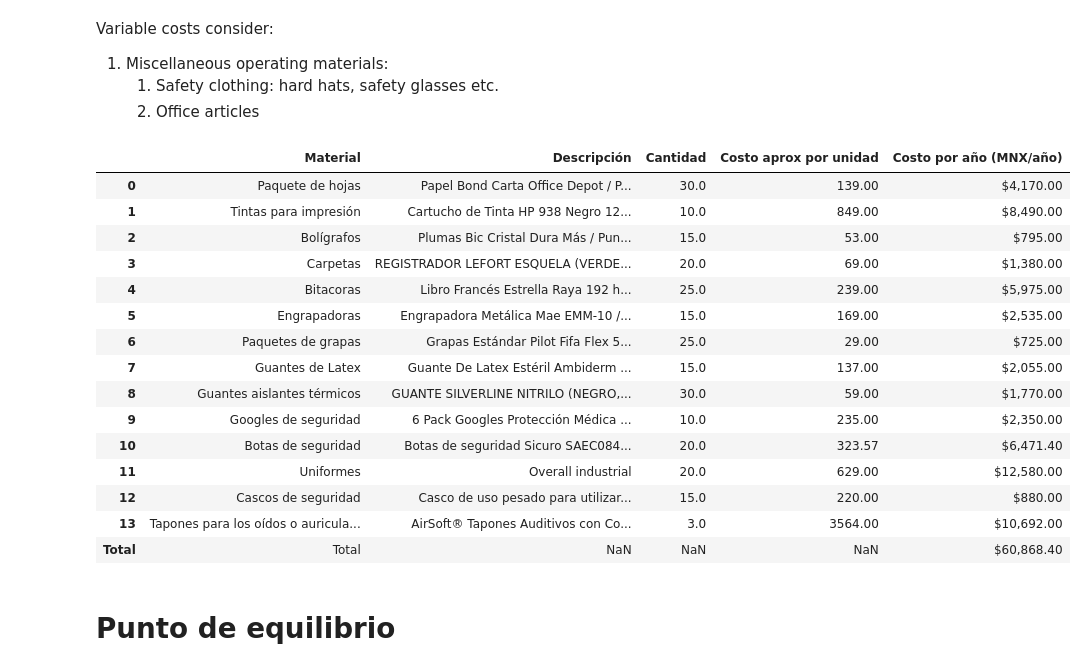
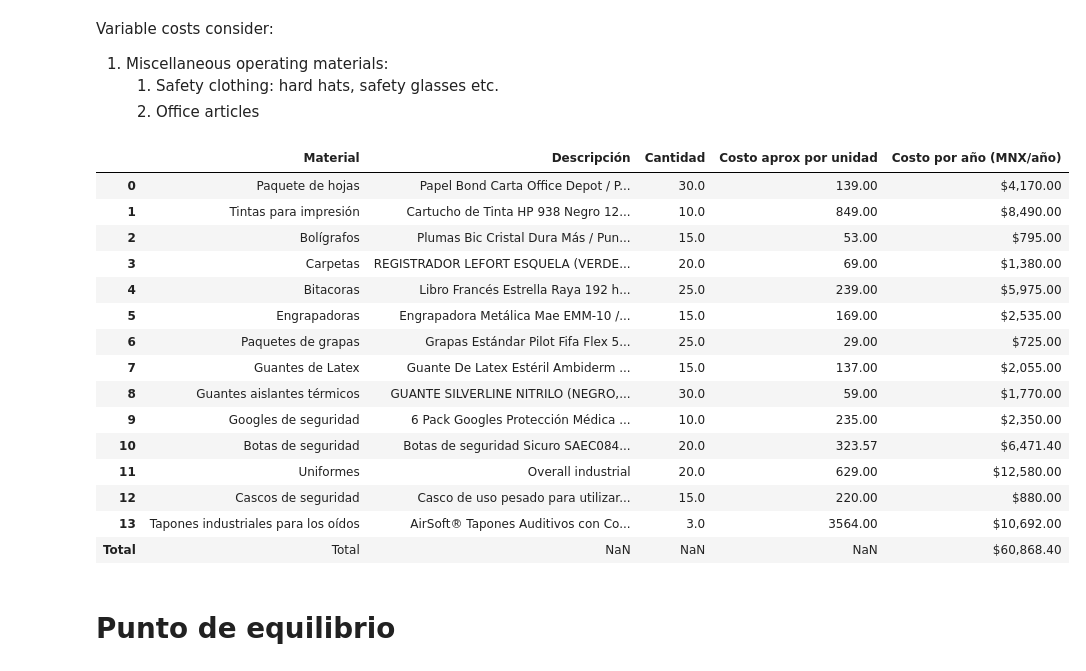
Before and after one commit to SOTO729/8vo, a Jupyter notebook: Evaluacion económica/CAPEX_OPEX.ipynb, the cells around one changed output. Saved outputs shown, nothing was run; the diff lists cells and outputs as text; code cells hidden in the pictures.

```diff
--- a/Evaluacion económica/CAPEX_OPEX.ipynb
+++ b/Evaluacion económica/CAPEX_OPEX.ipynb
@@ -261,7 +261,7 @@ data = {
         "Paquete de hojas", "Tintas para impresión", "Bolígrafos", "Carpetas", "Bitacoras",
         "Engrapadoras", "Paquetes de grapas", "Guantes de Latex", "Guantes aislantes térmicos",
         "Googles de seguridad", "Botas de seguridad", "Uniformes", "Cascos de seguridad",
-        "Tapones para los oídos o auriculares en áreas ruidosas"
+        "Tapones industriales para los oídos"
     ],
     "Descripción": [
         "Papel Bond Carta Office Depot / Paquete 500 hojas blancas",
@@ -286,36 +286,34 @@ data = {
         139, 849, 53, 69, 239, 169, 29, 137, 59, 235, 323.57, 629, 220, 3564
     ],
     "Costo por año (MNX/año)": [
         4170, 8490, 795, 1380, 5975, 2535, 725, 2055, 1770, 2350, 6471.4, 12580, 880, 10692
     ]
 }
-
-
 variables = pd.DataFrame(data)
 variables.loc["Total"]= variables[["Costo por año (MNX/año)"]].replace('[\$,]', '', regex=True).astype(float).sum()
 variables.loc["Total", "Material"] = "Total"
 cv_total = variables.iloc[-1]["Costo por año (MNX/año)"]
 
 variables["Costo por año (MNX/año)"] = variables["Costo por año (MNX/año)"].apply(lambda x: f"${x:,.2f}")
 
 
 variables
 # %% [output]
 |  | Material | Descripción | Cantidad | Costo aprox por unidad | Costo por año (MNX/año) |
 | 0 | Paquete de hojas | Papel Bond Carta Office Depot / P... | 30.0 | 139.00 | $4,170.00 |
 | 1 | Tintas para impresión | Cartucho de Tinta HP 938 Negro 12... | 10.0 | 849.00 | $8,490.00 |
 | 2 | Bolígrafos | Plumas Bic Cristal Dura Más / Pun... | 15.0 | 53.00 | $795.00 |
 | 3 | Carpetas | REGISTRADOR LEFORT ESQUELA (VERDE... | 20.0 | 69.00 | $1,380.00 |
 | 4 | Bitacoras | Libro Francés Estrella Raya 192 h... | 25.0 | 239.00 | $5,975.00 |
 | 5 | Engrapadoras | Engrapadora Metálica Mae EMM-10 /... | 15.0 | 169.00 | $2,535.00 |
 | 6 | Paquetes de grapas | Grapas Estándar Pilot Fifa Flex 5... | 25.0 | 29.00 | $725.00 |
 | 7 | Guantes de Latex | Guante De Latex Estéril Ambiderm ... | 15.0 | 137.00 | $2,055.00 |
 | 8 | Guantes aislantes térmicos | GUANTE SILVERLINE NITRILO (NEGRO,... | 30.0 | 59.00 | $1,770.00 |
 | 9 | Googles de seguridad | 6 Pack Googles Protección Médica ... | 10.0 | 235.00 | $2,350.00 |
 | 10 | Botas de seguridad | Botas de seguridad Sicuro SAEC084... | 20.0 | 323.57 | $6,471.40 |
 | 11 | Uniformes | Overall industrial | 20.0 | 629.00 | $12,580.00 |
 | 12 | Cascos de seguridad | Casco de uso pesado para utilizar... | 15.0 | 220.00 | $880.00 |
-| 13 | Tapones para los oídos o auricula... | AirSoft® Tapones Auditivos con Co... | 3.0 | 3564.00 | $10,692.00 |
+| 13 | Tapones industriales para los oídos | AirSoft® Tapones Auditivos con Co... | 3.0 | 3564.00 | $10,692.00 |
 | Total | Total | NaN | NaN | NaN | $60,868.40 |
 # %% [markdown]
 <h1>Punto de equilibrio</h1>
```
